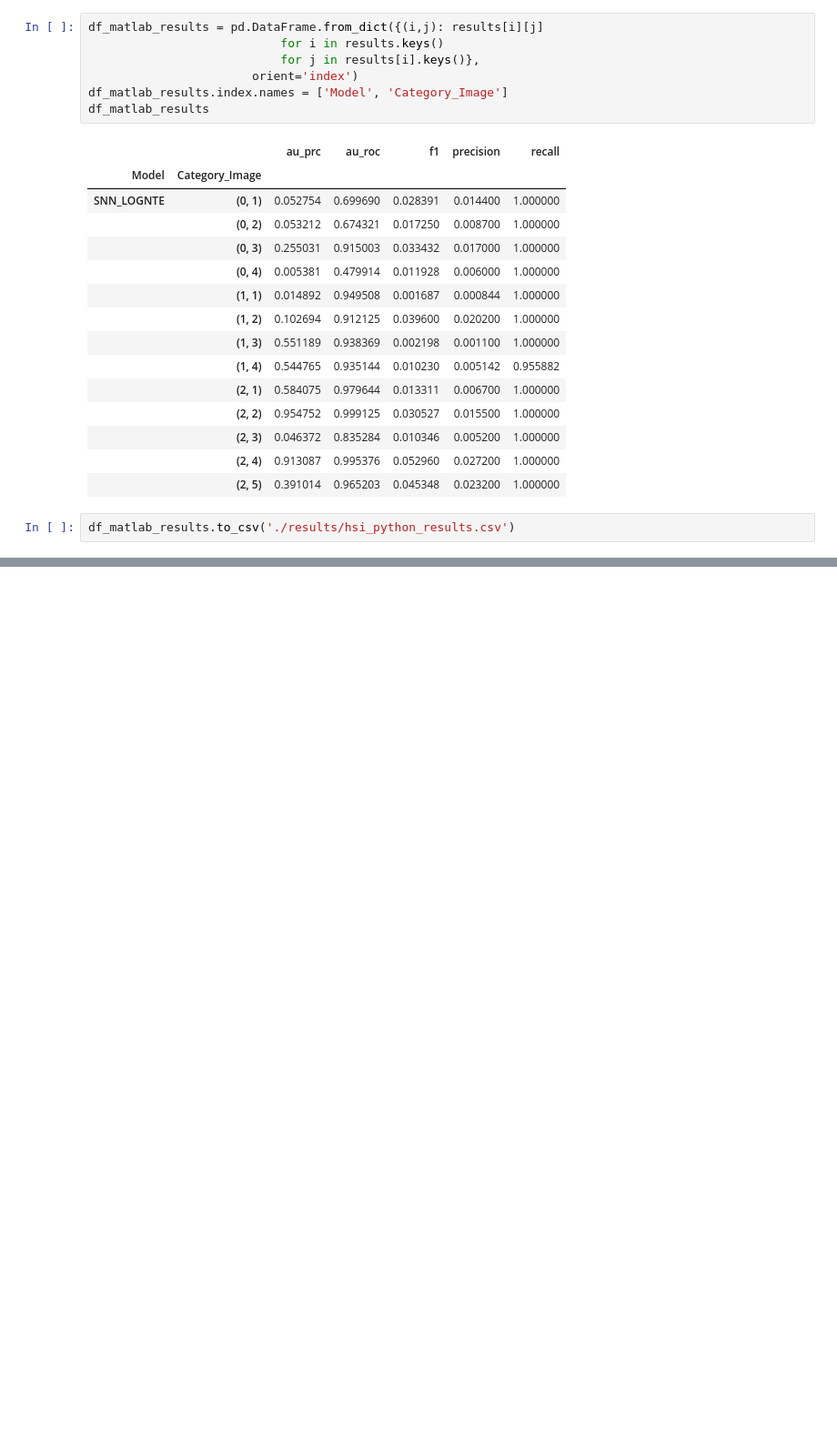
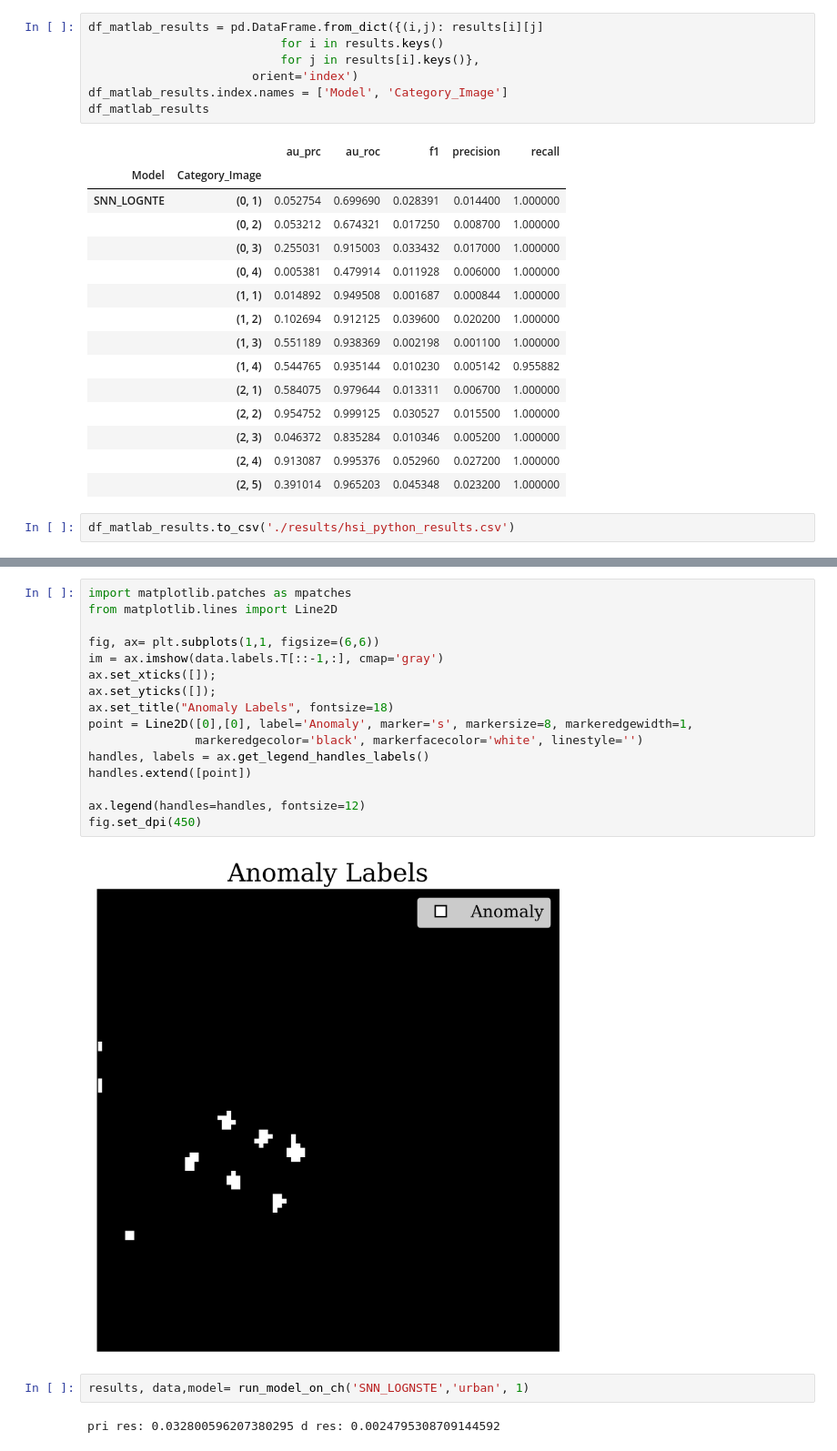
Before and after one commit to indibi/hogorpca, a Jupyter notebook: experiment_board/anomaly_detection_real_data_exps/hsi_pipeline.ipynb, the cells around one changed output, grey strips where cells are left out. Shown at 91% size. Cells and saved outputs as stored; diff of their text form; blank space fills up the shorter version.

```diff
--- a/experiment_board/anomaly_detection_real_data_exps/hsi_pipeline.ipynb
+++ b/experiment_board/anomaly_detection_real_data_exps/hsi_pipeline.ipynb
@@ -718,0 +894,22 @@ df_matlab_results.to_csv('./results/hsi_python_results.csv')
+# %%
+import matplotlib.patches as mpatches
+from matplotlib.lines import Line2D
+
+fig, ax= plt.subplots(1,1, figsize=(6,6))
+im = ax.imshow(data.labels.T[::-1,:], cmap='gray')
+ax.set_xticks([]);
+ax.set_yticks([]);
+ax.set_title("Anomaly Labels", fontsize=18)
+point = Line2D([0],[0], label='Anomaly', marker='s', markersize=8, markeredgewidth=1,
+               markeredgecolor='black', markerfacecolor='white', linestyle='')
+handles, labels = ax.get_legend_handles_labels()
+handles.extend([point])
+
+ax.legend(handles=handles, fontsize=12)
+fig.set_dpi(450)
+# %% [output]
+[figure, added]
+# %%
+results, data,model= run_model_on_ch('SNN_LOGNSTE','urban', 1)
+# %% [output]
+pri res: 0.032800596207380295 d res: 0.0024795308709144592
```
Also changed, not shown: parts of 26 cells of this notebook, 36 other files.
